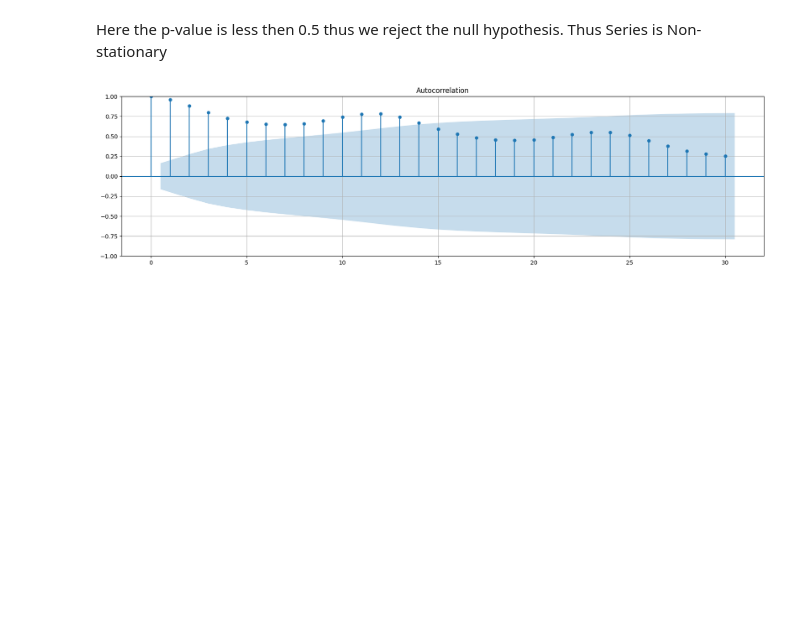
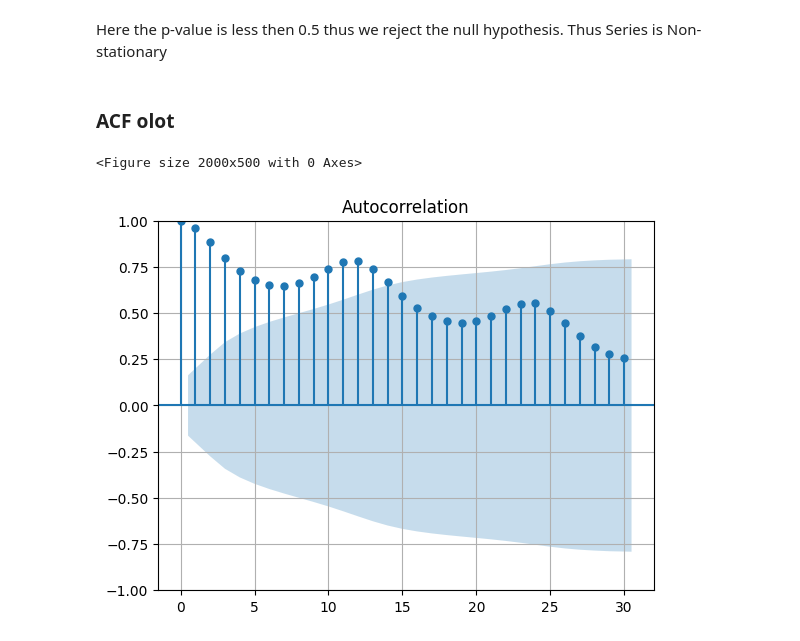
Before and after one commit to meetsudra11/timeseries, a Jupyter notebook: makingstationary.ipynb, the cells around one changed output. Cells and saved outputs as stored; diff of their text form; code cells hidden in the pictures; blank space fills up the shorter version.

```diff
--- a/makingstationary.ipynb
+++ b/makingstationary.ipynb
@@ -99,14 +99,17 @@ look-up table. The actual p-value is smaller than the p-value returned.
 0.01
 # %% [markdown]
 Here the p-value is less then 0.5 thus we reject the null hypothesis. Thus Series is Non-stationary
+# %% [markdown]
+### ACF olot
 # %%
 from statsmodels.tsa.stattools import acf, pacf
 from statsmodels.graphics.tsaplots import plot_acf, plot_pacf
 
 plt.figure(figsize=(20,5))
-plot_acf(df['CO2 Concentration'], ax=plt.gca(), lags=30)
+plot_acf(df['CO2 Concentration'], lags=30)
 
 plt.grid()
 plt.show()
 # %% [output]
+<Figure size 2000x500 with 0 Axes>
-[figure, old version]
+[figure, new version]
```
Also changed, not shown: parts of 41 cells of this notebook.
